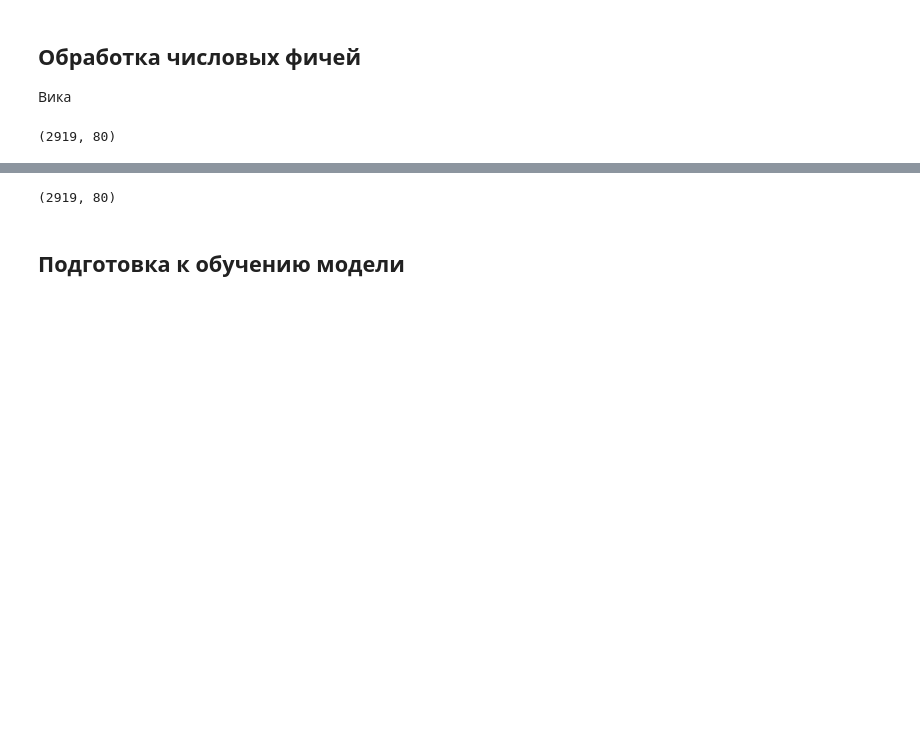
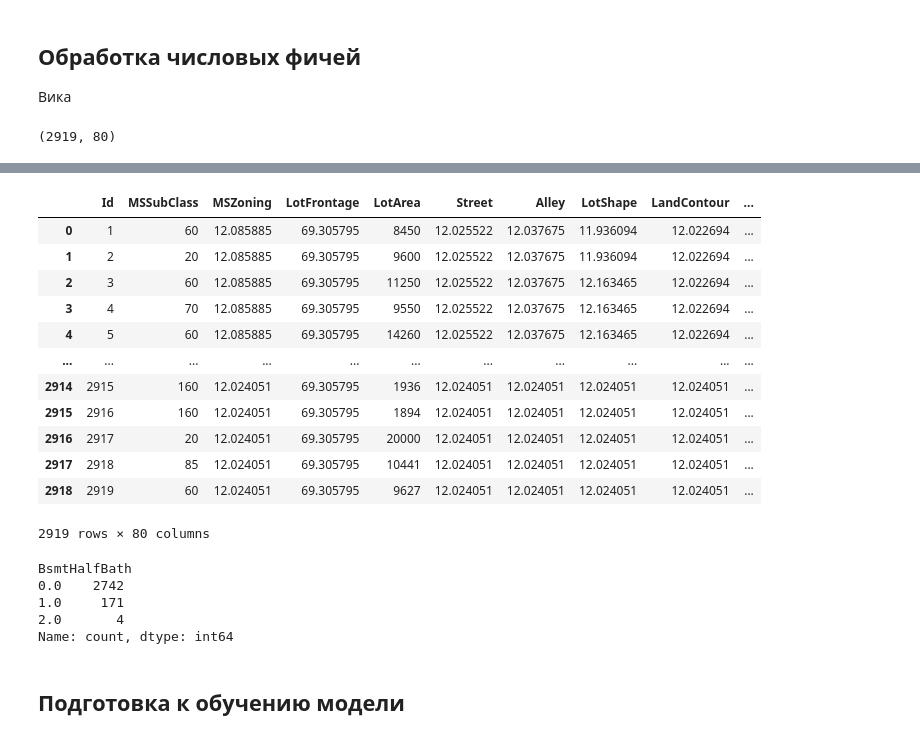
Before and after one commit to vasevooo/housing_kaggle, a Jupyter notebook: advanced housing_reg.ipynb, the cells around one changed output, grey strips where cells are left out. Saved outputs shown, nothing was run; the diff lists cells and outputs as text; code cells hidden in the pictures; blank space fills up the shorter version.

```diff
--- a/advanced housing_reg.ipynb
+++ b/advanced housing_reg.ipynb
@@ -311,17 +346,34 @@ df.shape
 # %%
 df['BsmtHalfBath'] = df['BsmtHalfBath'].fillna(0)
 df['BsmtFullBath'] = df['BsmtFullBath'].fillna(0)
 df['GarageArea'] = df['GarageArea'].fillna(0)
 df['GarageCars'] = df['GarageCars'].fillna(0)
 df['BsmtFinSF1'] = df['BsmtFinSF1'].fillna(0)
 df['BsmtFinSF2'] = df['BsmtFinSF2'].fillna(0)
 df['BsmtUnfSF'] = df['BsmtUnfSF'].fillna(0)
 df['TotalBsmtSF'] = df['TotalBsmtSF'].fillna(0)
-
-
-df.shape
 # %% [output]
+|  | Id | MSSubClass | MSZoning | LotFrontage | LotArea | Street | Alley | LotShape | LandContour | ... |
+| 0 | 1 | 60 | 12.085885 | 69.305795 | 8450 | 12.025522 | 12.037675 | 11.936094 | 12.022694 | ... |
+| 1 | 2 | 20 | 12.085885 | 69.305795 | 9600 | 12.025522 | 12.037675 | 11.936094 | 12.022694 | ... |
+| 2 | 3 | 60 | 12.085885 | 69.305795 | 11250 | 12.025522 | 12.037675 | 12.163465 | 12.022694 | ... |
+| 3 | 4 | 70 | 12.085885 | 69.305795 | 9550 | 12.025522 | 12.037675 | 12.163465 | 12.022694 | ... |
+| 4 | 5 | 60 | 12.085885 | 69.305795 | 14260 | 12.025522 | 12.037675 | 12.163465 | 12.022694 | ... |
+| ... | ... | ... | ... | ... | ... | ... | ... | ... | ... | ... |
+| 2914 | 2915 | 160 | 12.024051 | 69.305795 | 1936 | 12.024051 | 12.024051 | 12.024051 | 12.024051 | ... |
+| 2915 | 2916 | 160 | 12.024051 | 69.305795 | 1894 | 12.024051 | 12.024051 | 12.024051 | 12.024051 | ... |
+| 2916 | 2917 | 20 | 12.024051 | 69.305795 | 20000 | 12.024051 | 12.024051 | 12.024051 | 12.024051 | ... |
+| 2917 | 2918 | 85 | 12.024051 | 69.305795 | 10441 | 12.024051 | 12.024051 | 12.024051 | 12.024051 | ... |
+| 2918 | 2919 | 60 | 12.024051 | 69.305795 | 9627 | 12.024051 | 12.024051 | 12.024051 | 12.024051 | ... |
-(2919, 80)
+2919 rows × 80 columns
+# %%
+df['BsmtHalfBath'].value_counts()
+# %% [output]
+BsmtHalfBath
+0.0    2742
+1.0     171
+2.0       4
+Name: count, dtype: int64
 # %% [markdown]
 ## Подготовка к обучению модели
 # %%
```
Also changed, not shown: parts of 23 cells of this notebook.
